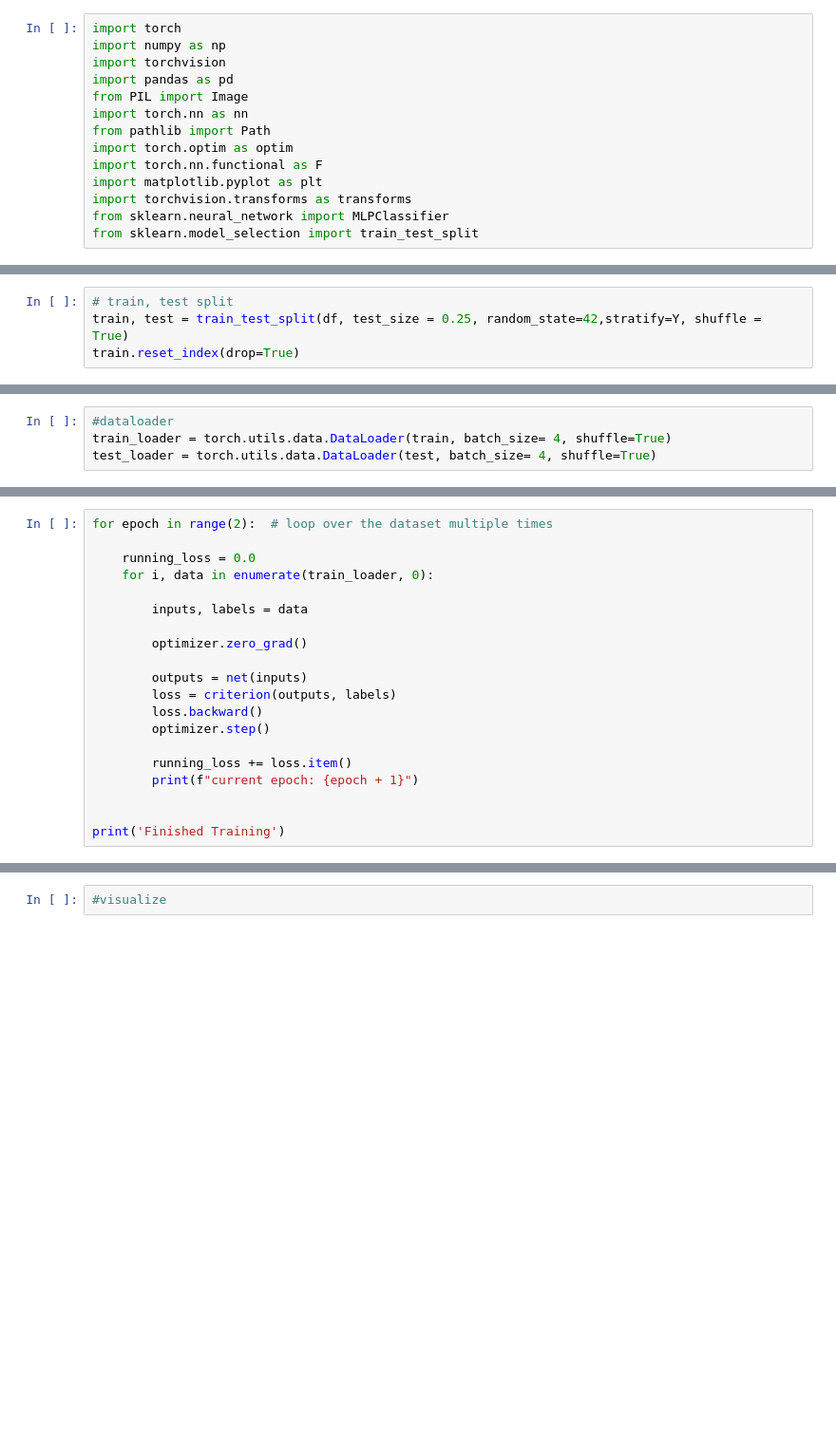
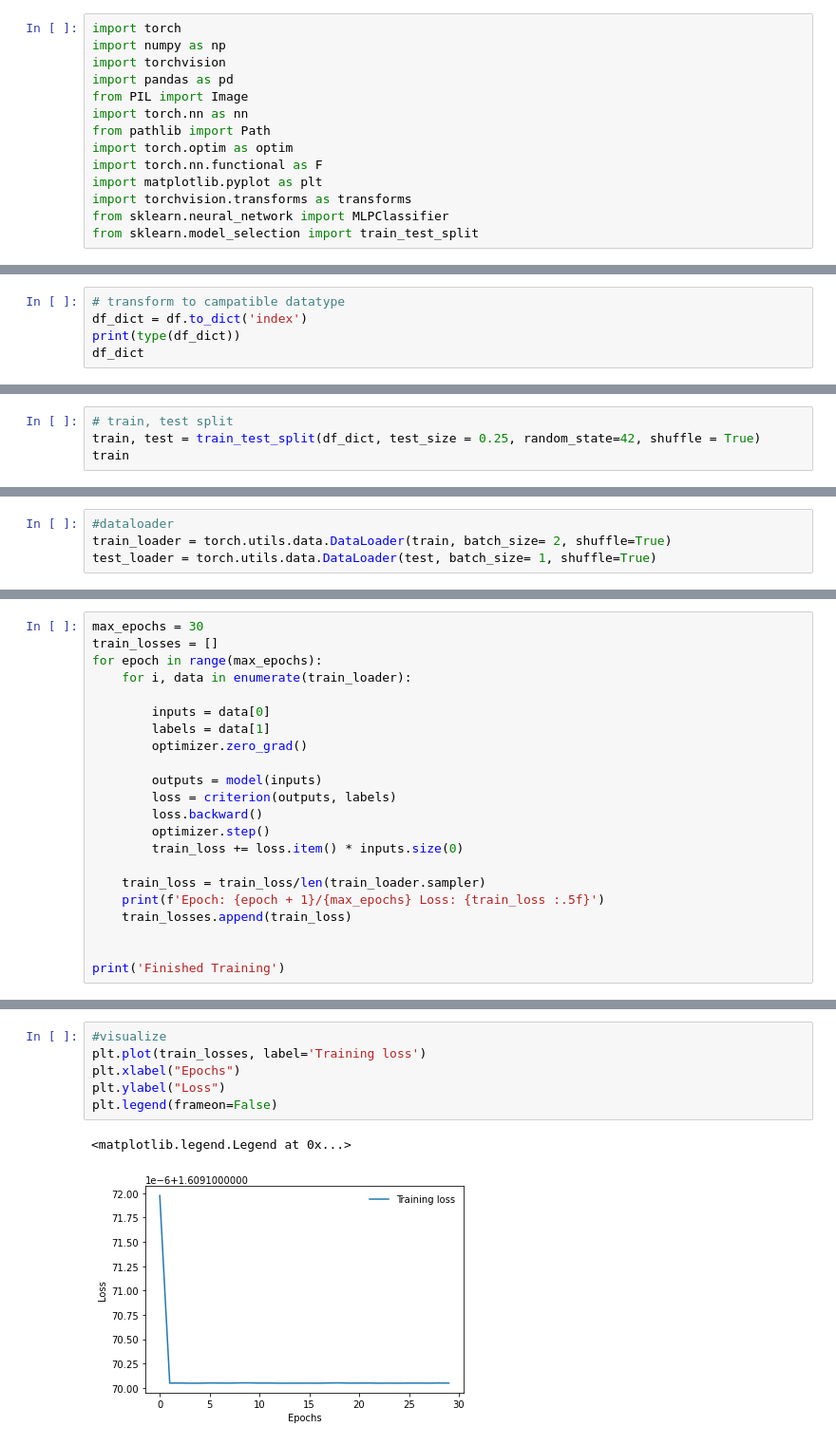
Before and after one commit to SunnyTrashpanda/CVNLP_dog-breeds, a Jupyter notebook: main.ipynb, the cells around one changed output, grey strips where cells are left out. Shown at 95% size. Saved outputs shown, nothing was run; the diff lists cells and outputs as text; blank space fills up the shorter version.

```diff
--- a/main.ipynb
+++ b/main.ipynb
@@ -84,0 +105,5 @@ df
+# %%
+# transform to campatible datatype
+df_dict = df.to_dict('index')
+print(type(df_dict))
+df_dict
@@ -85,5 +131,5 @@ df
 # %%
 # train, test split
-train, test = train_test_split(df, test_size = 0.25, random_state=42,stratify=Y, shuffle = True)
-train.reset_index(drop=True)
+train, test = train_test_split(df_dict, test_size = 0.25, random_state=42, shuffle = True)
+train
 # %% [output]
@@ -103,4 +153,4 @@ train.reset_index(drop=True)
 # %%
 #dataloader
-train_loader = torch.utils.data.DataLoader(train, batch_size= 4, shuffle=True)
-test_loader = torch.utils.data.DataLoader(test, batch_size= 4, shuffle=True)
+train_loader = torch.utils.data.DataLoader(train, batch_size= 2, shuffle=True)
+test_loader = torch.utils.data.DataLoader(test, batch_size= 1, shuffle=True)
@@ -138,20 +198,22 @@ train_loader
 # %%
-for epoch in range(2):  # loop over the dataset multiple times
+max_epochs = 30
+train_losses = []
+for epoch in range(max_epochs):
+    for i, data in enumerate(train_loader):
 
-    running_loss = 0.0
-    for i, data in enumerate(train_loader, 0):
-
-        inputs, labels = data
-
+        inputs = data[0]
+        labels = data[1]
         optimizer.zero_grad()
 
-        outputs = net(inputs)
+        outputs = model(inputs)
         loss = criterion(outputs, labels)
         loss.backward()
         optimizer.step()
+        train_loss += loss.item() * inputs.size(0)
 
-        running_loss += loss.item()
-        print(f"current epoch: {epoch + 1}")
+    train_loss = train_loss/len(train_loader.sampler)
+    print(f'Epoch: {epoch + 1}/{max_epochs} Loss: {train_loss :.5f}')
+    train_losses.append(train_loss)
 
 
 print('Finished Training')
@@ -162,5 +259,12 @@ KeyError: 1119
 # %%
 #visualize
+plt.plot(train_losses, label='Training loss')
+plt.xlabel("Epochs")
+plt.ylabel("Loss")
+plt.legend(frameon=False)
+# %% [output]
+<matplotlib.legend.Legend at 0x...>
+[figure, added]
 # %%
 #plot muss noch angepasst werden
 plt.rcParams["savefig.bbox"] = 'tight'
```
Also changed, not shown: parts of 19 cells of this notebook.
